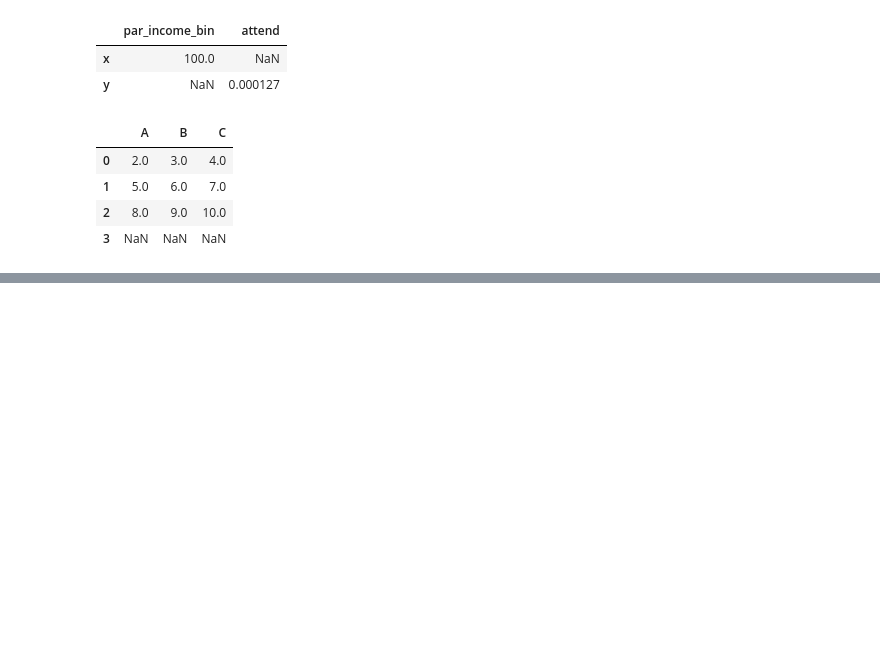
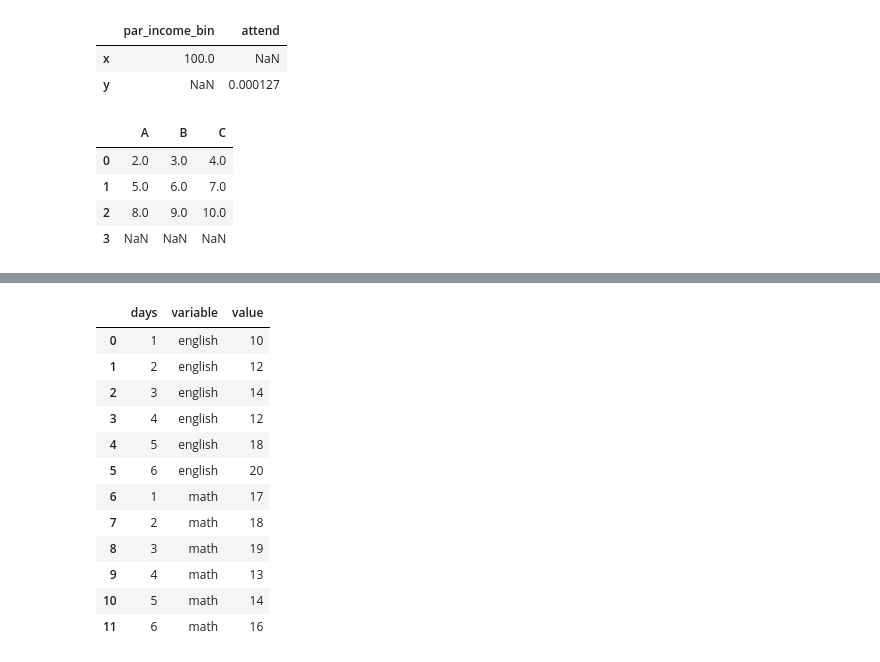
Before and after one commit to TouseefDataScientist/Artificialintelligence, a Jupyter notebook: First_Case_Study.ipynb, the cells around one changed output, grey strips where cells are left out. Saved outputs shown, nothing was run; the diff lists cells and outputs as text; code cells hidden in the pictures; blank space fills up the shorter version.

```diff
--- a/First_Case_Study.ipynb
+++ b/First_Case_Study.ipynb
@@ -606,0 +733,3 @@ df_ex.transform(lambda x : x+1)
+# %%
+var=pd.DataFrame({"days":[1,2,3,4,5,6],"english":[10,12,14,12,18,20],"math":[17,18,19,13,14,16]})
+var
@@ -606,0 +747,17 @@ df_ex.transform(lambda x : x+1)
+# %%
+# Make a specific column as an ID
+pd.melt(var,id_vars=["days"])
+# %% [output]
+|  | days | variable | value |
+| 0 | 1 | english | 10 |
+| 1 | 2 | english | 12 |
+| 2 | 3 | english | 14 |
+| 3 | 4 | english | 12 |
+| 4 | 5 | english | 18 |
+| 5 | 6 | english | 20 |
+| 6 | 1 | math | 17 |
+| 7 | 2 | math | 18 |
+| 8 | 3 | math | 19 |
+| 9 | 4 | math | 13 |
+| 10 | 5 | math | 14 |
+| 11 | 6 | math | 16 |
```
Also changed, not shown: parts of 17 cells of this notebook.
